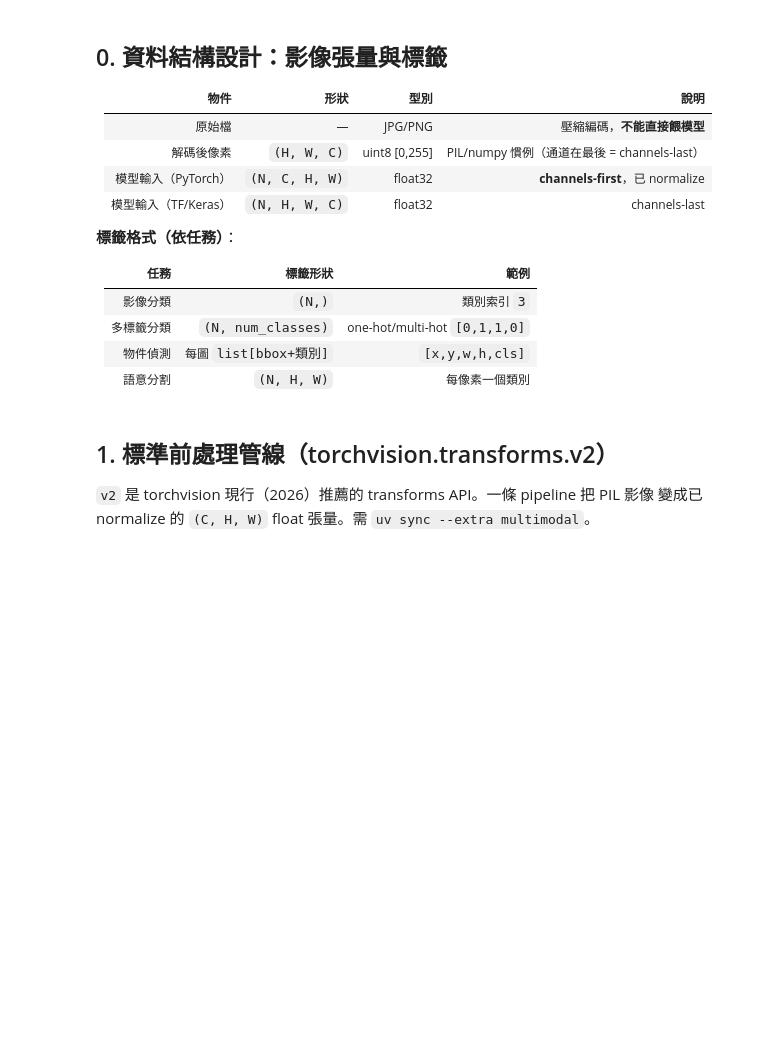
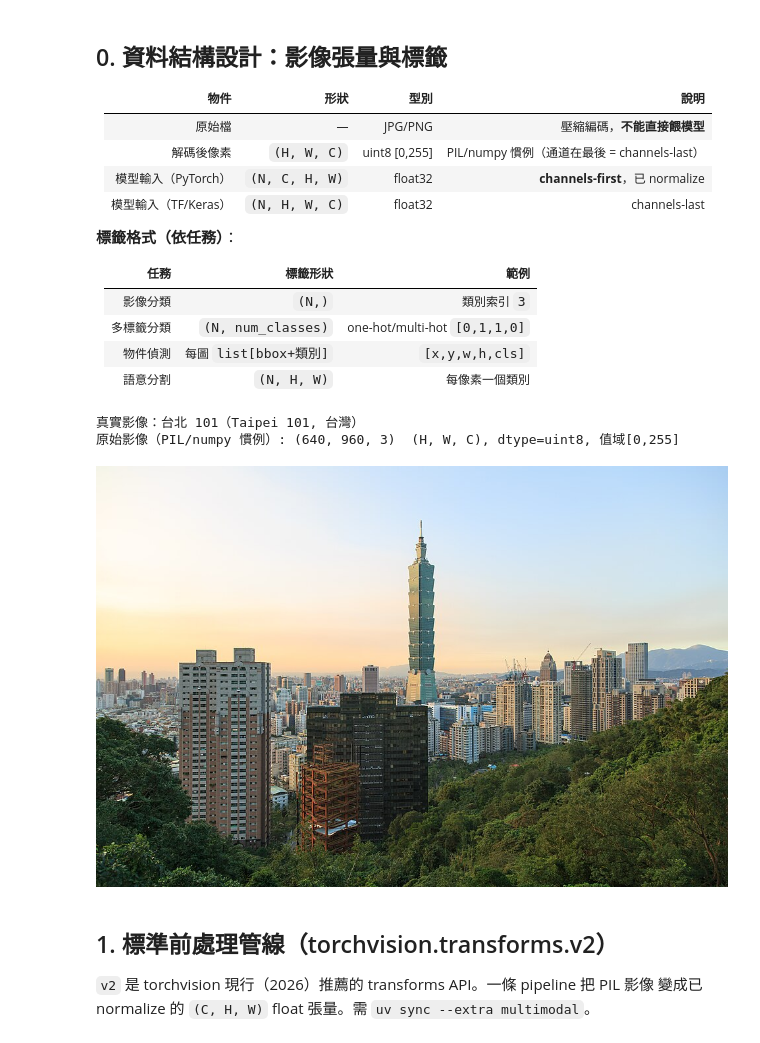
Before and after one commit to Zenobia000/iSpan_python-FE_DM-cookbooks, a Jupyter notebook: data_mining_course/modules/module_09_multimodal_features/notebooks/02_image_features/02_image_to_tensor.ipynb, the cells around one changed output. Cells and saved outputs as stored; diff of their text form; code cells hidden in the pictures; blank space fills up the shorter version.

```diff
--- a/data_mining_course/modules/module_09_multimodal_features/notebooks/02_image_features/02_image_to_tensor.ipynb
+++ b/data_mining_course/modules/module_09_multimodal_features/notebooks/02_image_features/02_image_to_tensor.ipynb
@@ -38,24 +38,30 @@
 # %%
 import os, io, urllib.request
 import numpy as np
 from PIL import Image
 
 def load_taiwan_image():
     """真實的台北 101 照片（Wikimedia Commons, CC BY-SA；下載一次後快取）。"""
     url = ("https://upload.wikimedia.org/wikipedia/commons/thumb/"
            "2/2d/Taipei_Taiwan_Taipei-101-Tower-01.jpg/960px-Taipei_Taiwan_Taipei-101-Tower-01.jpg")
     cache = os.path.join(os.path.expanduser("~/.cache"), "taipei101.jpg")
     if not os.path.exists(cache):
         req = urllib.request.Request(url, headers={"User-Agent": "iSpan-DM-course/1.0 (educational)"})
         data = urllib.request.urlopen(req, timeout=60).read()
         os.makedirs(os.path.dirname(cache), exist_ok=True)
         open(cache, "wb").write(data)
     return Image.open(cache).convert("RGB")
 
 pil_img = load_taiwan_image()                 # 真實台灣地標照片：台北 101
 arr = np.array(pil_img)
 print(f"真實影像：台北 101（Taipei 101, 台灣）")
 print(f"原始影像（PIL/numpy 慣例）: {arr.shape}  (H, W, C), dtype={arr.dtype}, 值域[0,255]")
+
+pil_img
+# %% [output]
+真實影像：台北 101（Taipei 101, 台灣）
+原始影像（PIL/numpy 慣例）: (640, 960, 3)  (H, W, C), dtype=uint8, 值域[0,255]
+[figure, added]
 # %% [markdown]
 ## 1. 標準前處理管線（torchvision.transforms.v2）
 
```
Also changed, not shown: parts of 2 cells of this notebook.
